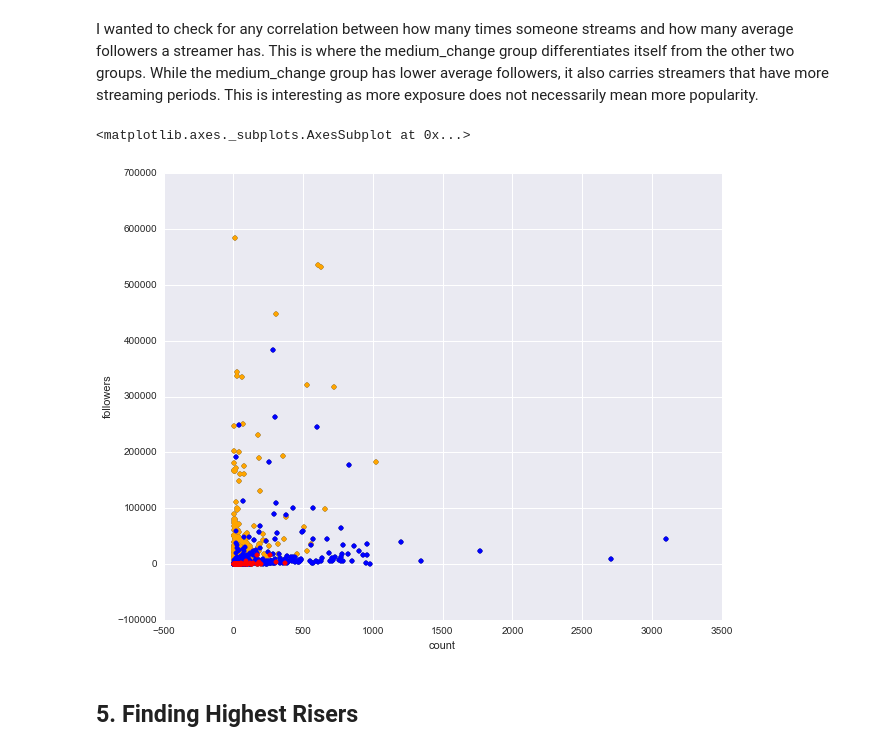
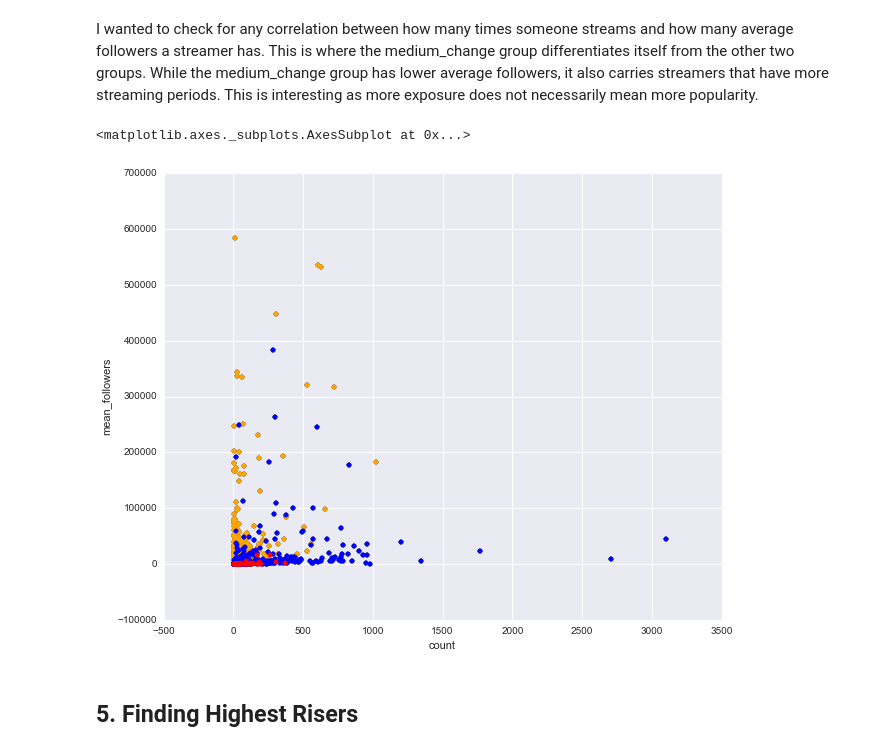
Before and after one commit to sslampa/twitch-repo, a Jupyter notebook: Single/Single - Riser.ipynb, the cells around one changed output. Cells and saved outputs as stored; diff of their text form; code cells hidden in the pictures.

```diff
--- a/Single - Riser.ipynb
+++ b/Single/Single - Riser.ipynb
@@ -47,5 +47,6 @@ followers['difference'] = followers.apply(difference, axis=1)
 count = df.groupby('name')['current_viewers'].count().reset_index()
 count.columns = ('name', 'count')
 followers = followers.merge(count, on='name')
+followers.columns = ('name', 'max', 'min', 'pct_change', 'mean_followers', 'difference', 'count')
 # %% [markdown]
 ### Followers Dataset Summary
@@ -89,13 +92,13 @@ plt.plot(range(700000), range(700000))
 # %% [markdown]
 I wanted to check for any correlation between how many times someone streams and how many average followers a streamer has. This is where the medium_change group differentiates itself from the other two groups. While the medium_change group has lower average followers, it also carries streamers that have more streaming periods. This is interesting as more exposure does not necessarily mean more popularity.
 # %%
-k = followers.plot('count', 'followers', kind='scatter', figsize=(10,8))
-small_change.plot(x='count', y='followers', kind='scatter', color='orange', ax=k)
-medium_change.plot(x='count', y='followers', kind='scatter', color='blue', ax=k)
-large_change.plot(x='count', y='followers', kind='scatter', color='red', ax=k)
+k = followers.plot('count', 'mean_followers', kind='scatter', figsize=(10,8))
+small_change.plot(x='count', y='mean_followers', kind='scatter', color='orange', ax=k)
+medium_change.plot(x='count', y='mean_followers', kind='scatter', color='blue', ax=k)
+large_change.plot(x='count', y='mean_followers', kind='scatter', color='red', ax=k)
 # %% [output]
 <matplotlib.axes._subplots.AxesSubplot at 0x...>
-[figure, old version]
+[figure, new version]
 # %% [markdown]
 ## 5. Finding Highest Risers
 # %% [markdown]
```
Also changed, not shown: parts of 9 cells of this notebook, 6 other files.
